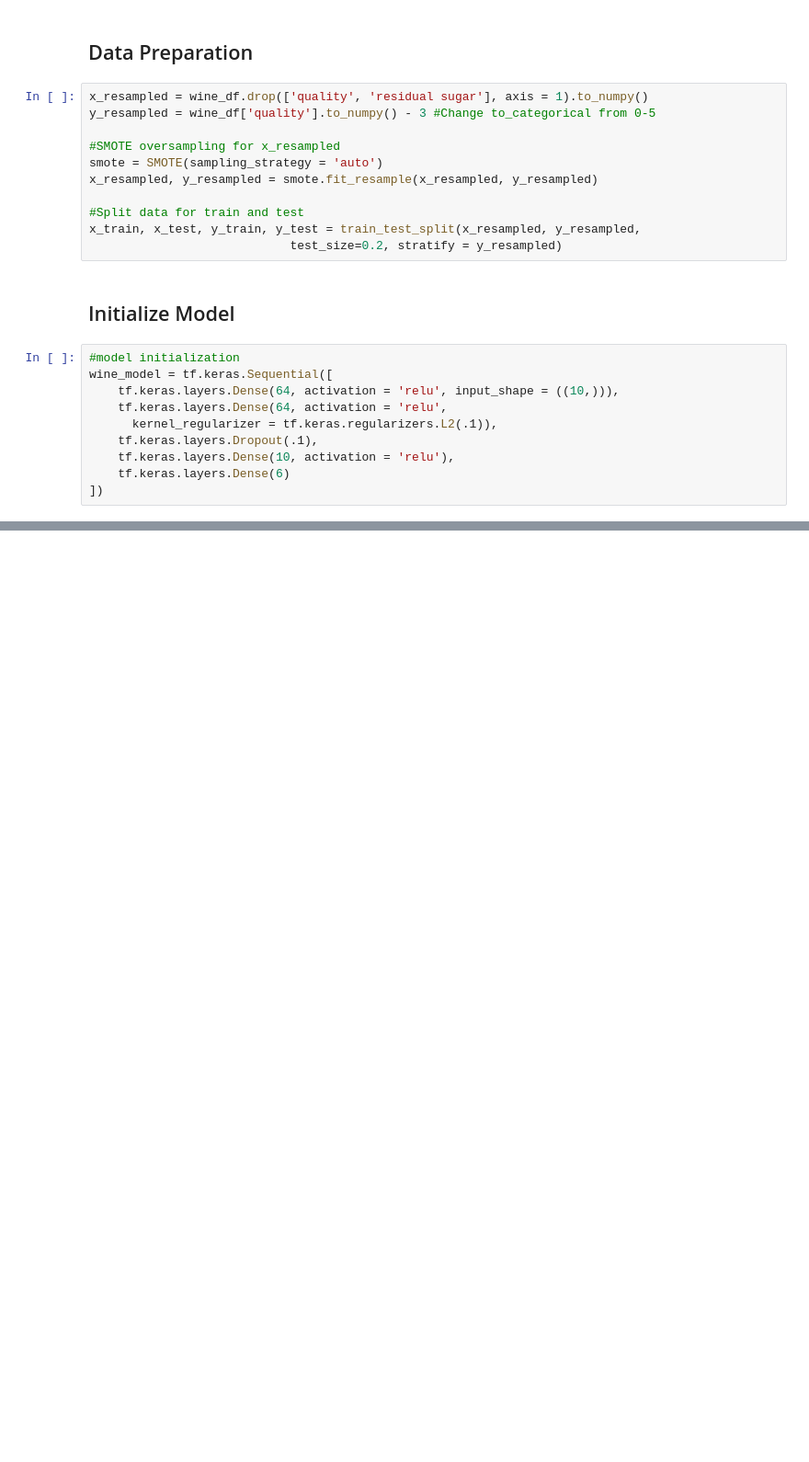
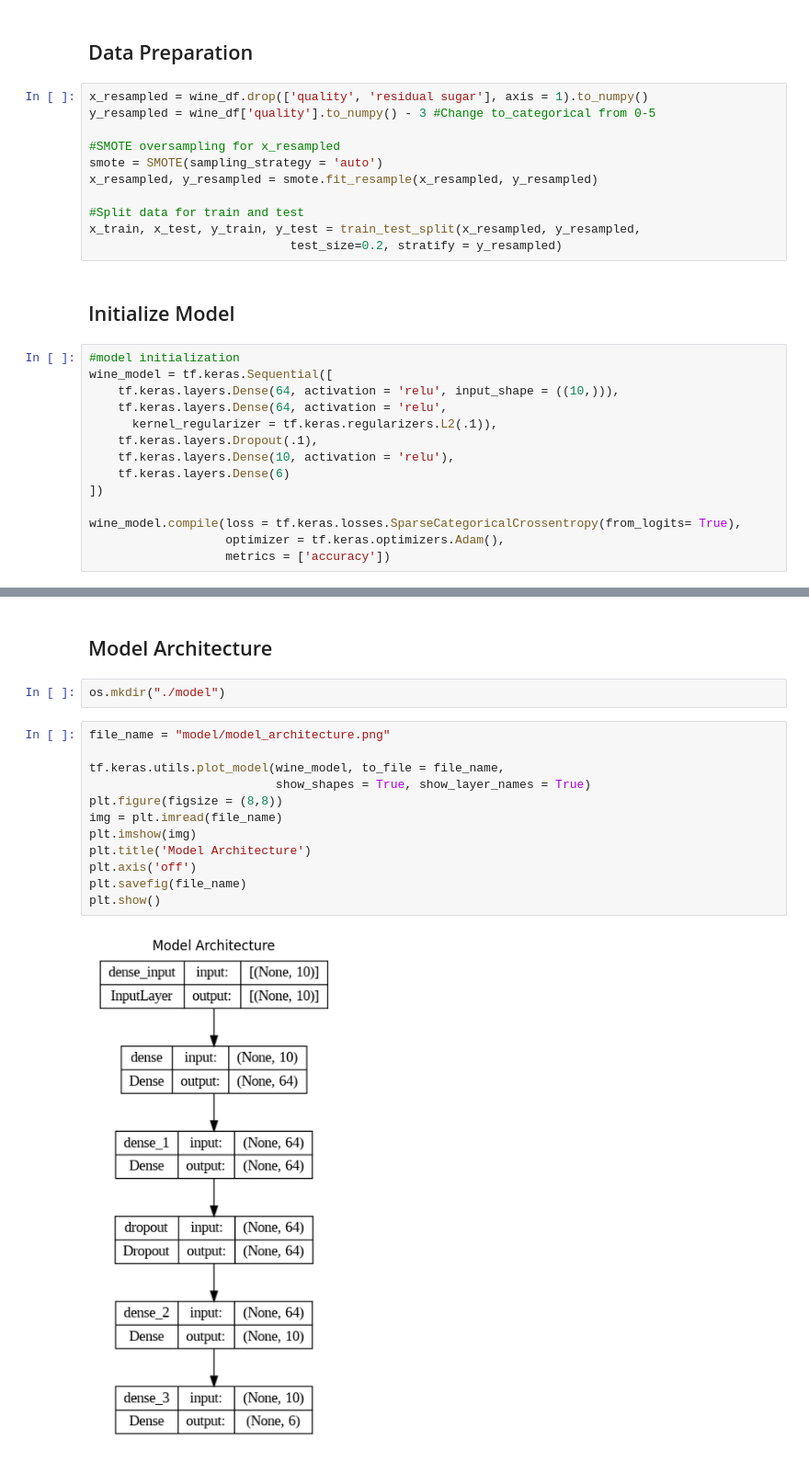
Before and after one commit to Andiko-K/Wine-Quality-Analysis, a Jupyter notebook: Wine_Quality_Index.ipynb, the cells around one changed output, grey strips where cells are left out. Shown at 92% size. Saved outputs shown, nothing was run; the diff lists cells and outputs as text; blank space fills up the shorter version.

```diff
--- a/Wine_Quality_Index.ipynb
+++ b/Wine_Quality_Index.ipynb
@@ -258,3 +269,7 @@ wine_model = tf.keras.Sequential([
     tf.keras.layers.Dense(10, activation = 'relu'),
     tf.keras.layers.Dense(6)
 ])
+
+wine_model.compile(loss = tf.keras.losses.SparseCategoricalCrossentropy(from_logits= True),
+                   optimizer = tf.keras.optimizers.Adam(),
+                   metrics = ['accuracy'])
@@ -274,0 +298,18 @@ callbacks = myCallback()
+# %% [markdown]
+## Model Architecture
+# %%
+os.mkdir("./model")
+# %%
+file_name = "model/model_architecture.png"
+
+tf.keras.utils.plot_model(wine_model, to_file = file_name,
+                          show_shapes = True, show_layer_names = True)
+plt.figure(figsize = (8,8))
+img = plt.imread(file_name)
+plt.imshow(img)
+plt.title('Model Architecture')
+plt.axis('off')
+plt.savefig(file_name)
+plt.show()
+# %% [output]
+[figure, added]
```
Also changed, not shown: parts of 20 cells of this notebook.
